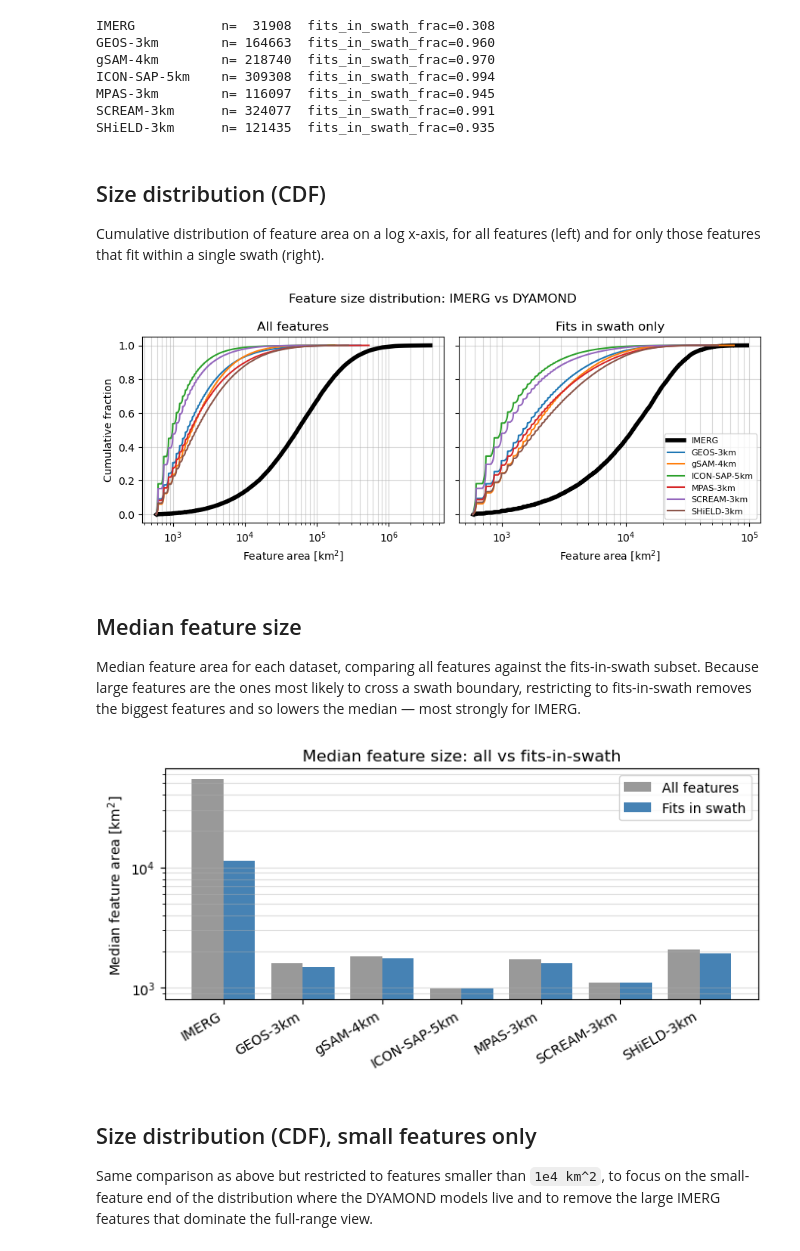
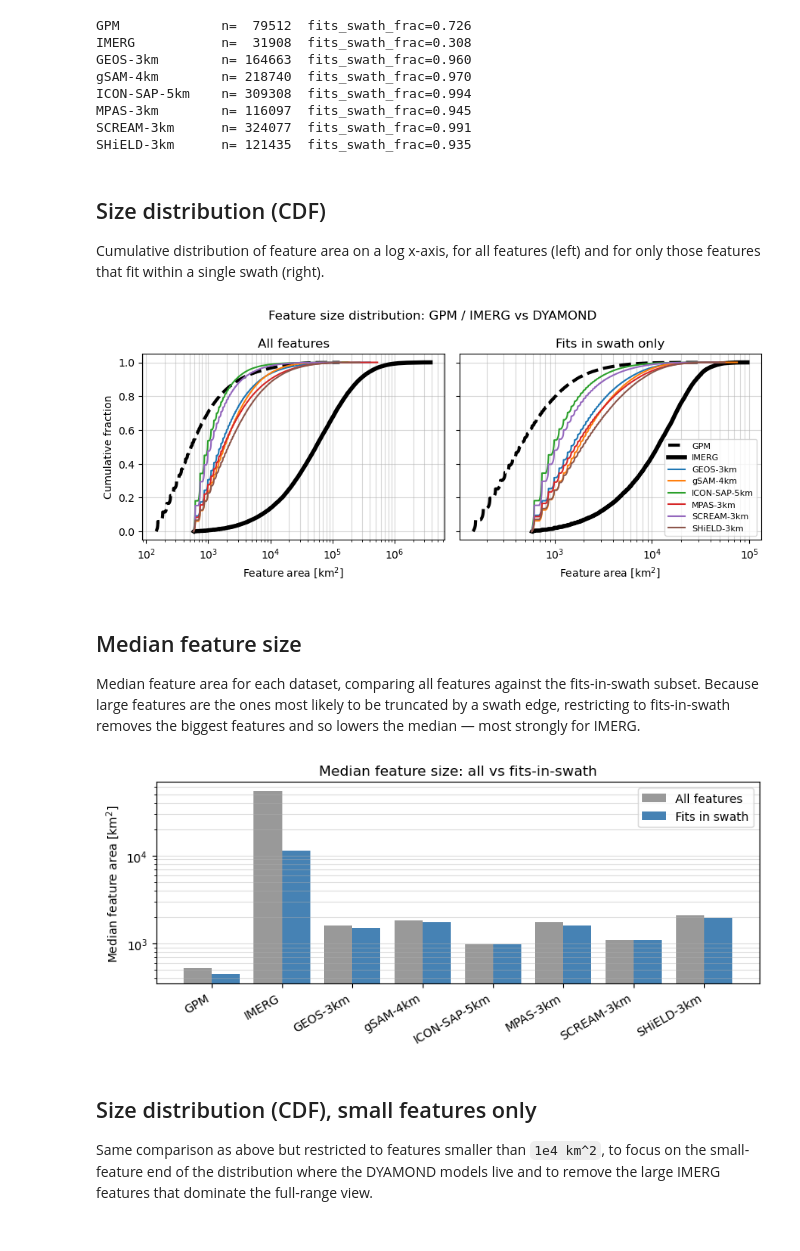
Before and after one commit to pedroanguloumana/gpm_dyamond_extreme_morphology, a Jupyter notebook: notebooks/IMERG_vs_DYAMOND_feature_stats.ipynb, the cells around one changed output. Drawn from its saved outputs; the diff is of its cells as text; code cells hidden in the pictures.

```diff
--- a/notebooks/IMERG_vs_DYAMOND_feature_stats.ipynb
+++ b/notebooks/IMERG_vs_DYAMOND_feature_stats.ipynb
@@ -35,32 +41,44 @@ DYAMOND_MODELS = [
     "SHiELD-3km",
 ]
 
-# IMERG first so it acts as the observational reference (like GPM elsewhere).
-feature_data = {"IMERG": load_imerg_feature_stats()}
+# Observations first (GPM, IMERG), then the DYAMOND models. Each dataset gets a
+# normalised `fits_swath` boolean so the swath restriction is applied uniformly.
+feature_data = {}
+feature_data["GPM"] = load_gpm_feature_stats().with_columns(
+    (~pl.col("touches_cross_track_edge")).alias("fits_swath")
+)
+feature_data["IMERG"] = load_imerg_feature_stats().with_columns(
+    pl.col("fits_in_swath").alias("fits_swath")
+)
 for model in DYAMOND_MODELS:
-    feature_data[model] = load_dyamond(model, RESOLUTION)
+    feature_data[model] = load_dyamond(model, RESOLUTION).with_columns(
+        pl.col("fits_in_swath").alias("fits_swath")
+    )
 
-# IMERG -> black & thick; DYAMOND models -> matplotlib color cycle.
+# Observations -> black (IMERG solid, GPM dashed); DYAMOND models -> color cycle.
 color_cycle = plt.rcParams["axes.prop_cycle"].by_key()["color"]
-model_colors = {}
+plot_styles = {}
 cycle_index = 0
 for name in feature_data:
     if name == "IMERG":
-        model_colors[name] = "black"
+        plot_styles[name] = {"color": "black", "lw": 4, "ls": "-"}
+    elif name == "GPM":
+        plot_styles[name] = {"color": "black", "lw": 3, "ls": "--"}
     else:
-        model_colors[name] = color_cycle[cycle_index % len(color_cycle)]
+        plot_styles[name] = {"color": color_cycle[cycle_index % len(color_cycle)], "lw": 1.5, "ls": "-"}
         cycle_index += 1
 
 for name, df in feature_data.items():
-    print(f"{name:15s} n={df.height:7d}  fits_in_swath_frac={df['fits_in_swath'].mean():.3f}")
+    print(f"{name:15s} n={df.height:7d}  fits_swath_frac={df['fits_swath'].mean():.3f}")
 # %% [output]
-IMERG           n=  31908  fits_in_swath_frac=0.308
-GEOS-3km        n= 164663  fits_in_swath_frac=0.960
-gSAM-4km        n= 218740  fits_in_swath_frac=0.970
-ICON-SAP-5km    n= 309308  fits_in_swath_frac=0.994
-MPAS-3km        n= 116097  fits_in_swath_frac=0.945
-SCREAM-3km      n= 324077  fits_in_swath_frac=0.991
-SHiELD-3km      n= 121435  fits_in_swath_frac=0.935
+GPM             n=  79512  fits_swath_frac=0.726
+IMERG           n=  31908  fits_swath_frac=0.308
+GEOS-3km        n= 164663  fits_swath_frac=0.960
+gSAM-4km        n= 218740  fits_swath_frac=0.970
+ICON-SAP-5km    n= 309308  fits_swath_frac=0.994
+MPAS-3km        n= 116097  fits_swath_frac=0.945
+SCREAM-3km      n= 324077  fits_swath_frac=0.991
+SHiELD-3km      n= 121435  fits_swath_frac=0.935
 # %% [markdown]
 ## Size distribution (CDF)
 
@@ -79,17 +97,14 @@ def plot_cdf(series: pl.Series, ax: plt.Axes = None, label: str = None, **kwargs
 # %%
 subsets = {
     "All features": lambda df: df,
-    "Fits in swath only": lambda df: df.filter(pl.col("fits_in_swath")),
+    "Fits in swath only": lambda df: df.filter(pl.col("fits_swath")),
 }
 
 fig, axes = plt.subplots(1, 2, figsize=(9, 3.8), sharey=True)
 
 for ax, (title, subset) in zip(axes, subsets.items()):
     for name, df in feature_data.items():
-        kwargs = {"label": name, "color": model_colors[name]}
-        if name == "IMERG":
-            kwargs["lw"] = 4
-        plot_cdf(subset(df)["area_km2"], ax=ax, **kwargs)
+        plot_cdf(subset(df)["area_km2"], ax=ax, label=name, **plot_styles[name])
     ax.set_xscale("log")
     ax.set_xlabel("Feature area [km$^2$]")
     ax.set_title(title)
@@ -97,37 +112,37 @@ for ax, (title, subset) in zip(axes, subsets.items()):
 
 axes[0].set_ylabel("Cumulative fraction")
 axes[1].legend(loc="lower right", fontsize=8)
-fig.suptitle("Feature size distribution: IMERG vs DYAMOND")
+fig.suptitle("Feature size distribution: GPM / IMERG vs DYAMOND")
 fig.tight_layout()
 # %% [output]
-[figure, old version]
+[figure, new version]
 # %% [markdown]
 ## Median feature size
 
 Median feature area for each dataset, comparing all features against the
-fits-in-swath subset. Because large features are the ones most likely to cross a
-swath boundary, restricting to fits-in-swath removes the biggest features and so
-lowers the median — most strongly for IMERG.
+fits-in-swath subset. Because large features are the ones most likely to be
+truncated by a swath edge, restricting to fits-in-swath removes the biggest
+features and so lowers the median — most strongly for IMERG.
 # %%
 names = list(feature_data.keys())
 med_all = [feature_data[n]["area_km2"].median() for n in names]
-med_fits = [feature_data[n].filter(pl.col("fits_in_swath"))["area_km2"].median() for n in names]
+med_fits = [feature_data[n].filter(pl.col("fits_swath"))["area_km2"].median() for n in names]
 
 x = np.arange(len(names))
 w = 0.4
-fig, ax = plt.subplots(figsize=(7, 3.6))
+fig, ax = plt.subplots(figsize=(8, 3.6))
 ax.bar(x - w / 2, med_all, w, label="All features", color="0.6")
 ax.bar(x + w / 2, med_fits, w, label="Fits in swath", color="steelblue")
 ax.set_yscale("log")
 ax.set_xticks(x)
 ax.set_xticklabels(names, rotation=30, ha="right")
 ax.set_ylabel("Median feature area [km$^2$]")
 ax.set_title("Median feature size: all vs fits-in-swath")
 ax.legend()
 ax.grid(alpha=0.4, axis="y", which="both")
 fig.tight_layout()
 # %% [output]
-[figure, old version]
+[figure, new version]
 # %% [markdown]
 ## Size distribution (CDF), small features only
 
```
Also changed, not shown: parts of 3 cells of this notebook.
